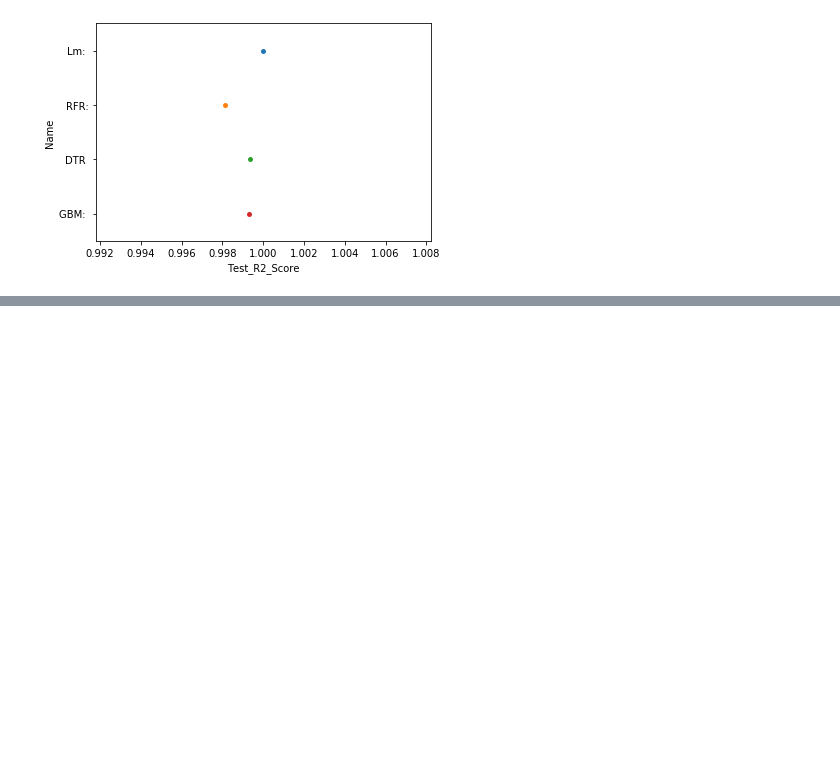
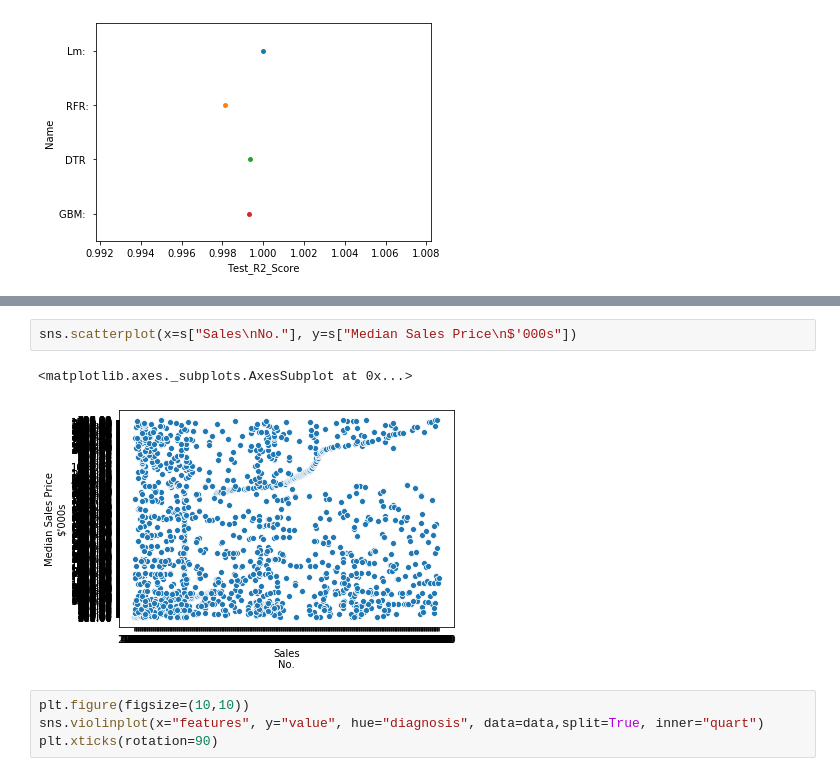
Before and after one commit to alyssa-raphaella/ITEC657_Project_GroupB, a Jupyter notebook: SALES.ipynb, the cells around one changed output, grey strips where cells are left out. Cells and saved outputs as stored; diff of their text form; blank space fills up the shorter version.

```diff
--- a/SALES.ipynb
+++ b/SALES.ipynb
@@ -344,0 +352,9 @@ sns.swarmplot(x='Test_R2_Score',y='Name',data=gf)
+# %%
+sns.scatterplot(x=s["Sales\nNo."], y=s["Median Sales Price\n$'000s"])
+# %% [output]
+<matplotlib.axes._subplots.AxesSubplot at 0x...>
+[figure, added]
+# %%
+plt.figure(figsize=(10,10))
+sns.violinplot(x="features", y="value", hue="diagnosis", data=data,split=True, inner="quart")
+plt.xticks(rotation=90)
```
Also changed, not shown: parts of 18 cells of this notebook.
